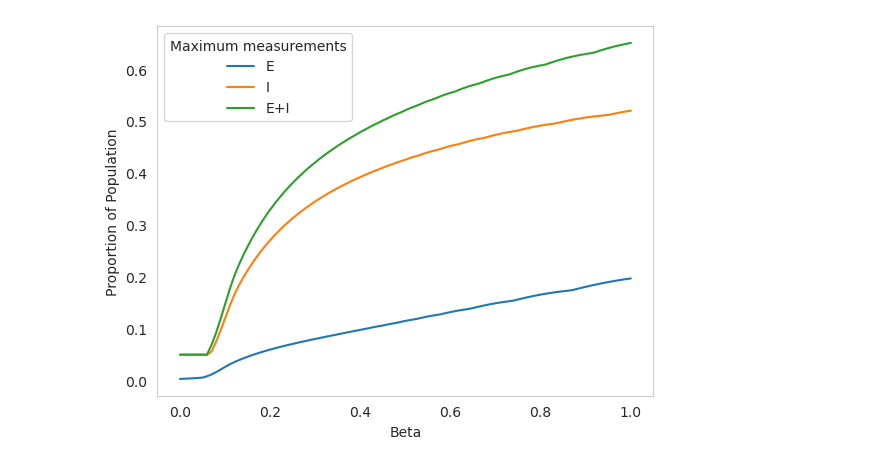
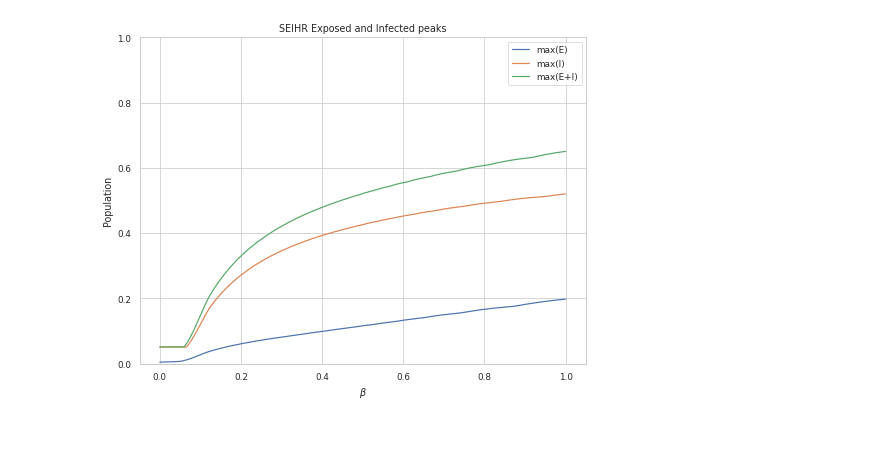
Before and after one commit to AdanXBaca/detox_journey, a Jupyter notebook: src/seihr_analysis.ipynb, the cells around one changed output. Drawn from its saved outputs; the diff is of its cells as text; code cells hidden in the pictures; blank space fills up the shorter version.

```diff
--- a/src/seihr_analysis.ipynb
+++ b/src/seihr_analysis.ipynb
@@ -82,5 +84,5 @@ fig.show()
 # %%
-n_betas = 101
+n_betas = 1001
 betas = np.linspace(0, 1, n_betas)
 max_infect_array = np.zeros(shape=(n_betas, 4), dtype=float)
 for i, beta in enumerate(betas):
@@ -97,13 +99,16 @@ for i, beta in enumerate(betas):
     I_max = y_data[2, :].max()
     EI_max = y_data[1:3, :].sum(axis=0).max()
     max_infect_array[i, :] = [beta, E_max, I_max, EI_max]
-# %%
-plt.plot(betas, max_infect_array[:,1])
-plt.plot(betas, max_infect_array[:,2])
-plt.plot(betas, max_infect_array[:,3])
-plt.xlabel("Beta")
-plt.ylabel("Proportion of Population")
-plt.legend(["E","I", "E+I"], title = "Maximum measurements")
-plt.grid()
-# %% [output]
-[figure, removed]
+# %%
+fig, ax = plt.subplots(figsize=(8, 6), facecolor="white")
+ax.plot(max_infect_array[:, 0], max_infect_array[:,1], label="max(E)")
+ax.plot(max_infect_array[:, 0], max_infect_array[:,2], label="max(I)")
+ax.plot(max_infect_array[:, 0], max_infect_array[:,3], label="max(E+I)")
+ax.legend()
+ax.set_xlabel(r"$\beta$")
+ax.set_ylabel("Population")
+ax.set_ylim(0, 1)
+ax.set_title(f"{model_name} Exposed and Infected peaks")
+fig.savefig(images_path / f"{model_name}_infection_peaks.png", dpi=300)
+# %% [output]
+[figure, added]
```
Also changed, not shown: parts of 4 cells of this notebook, 5 other files.
